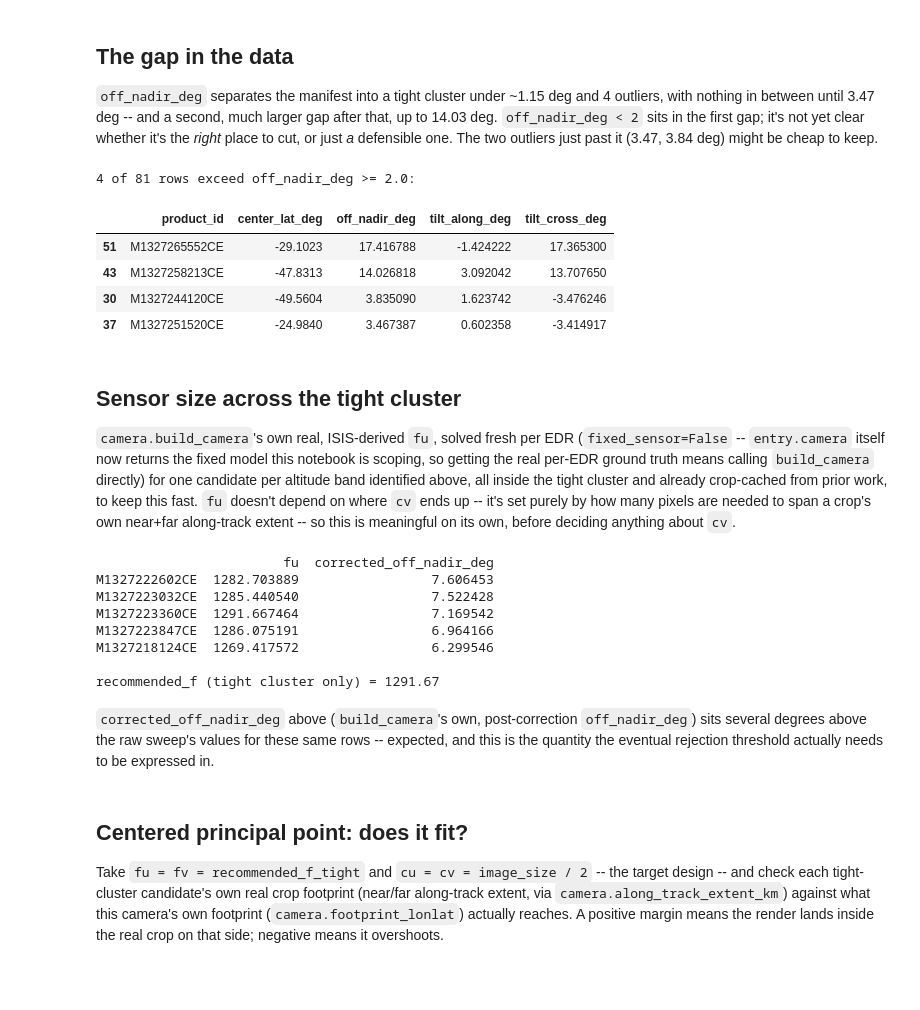
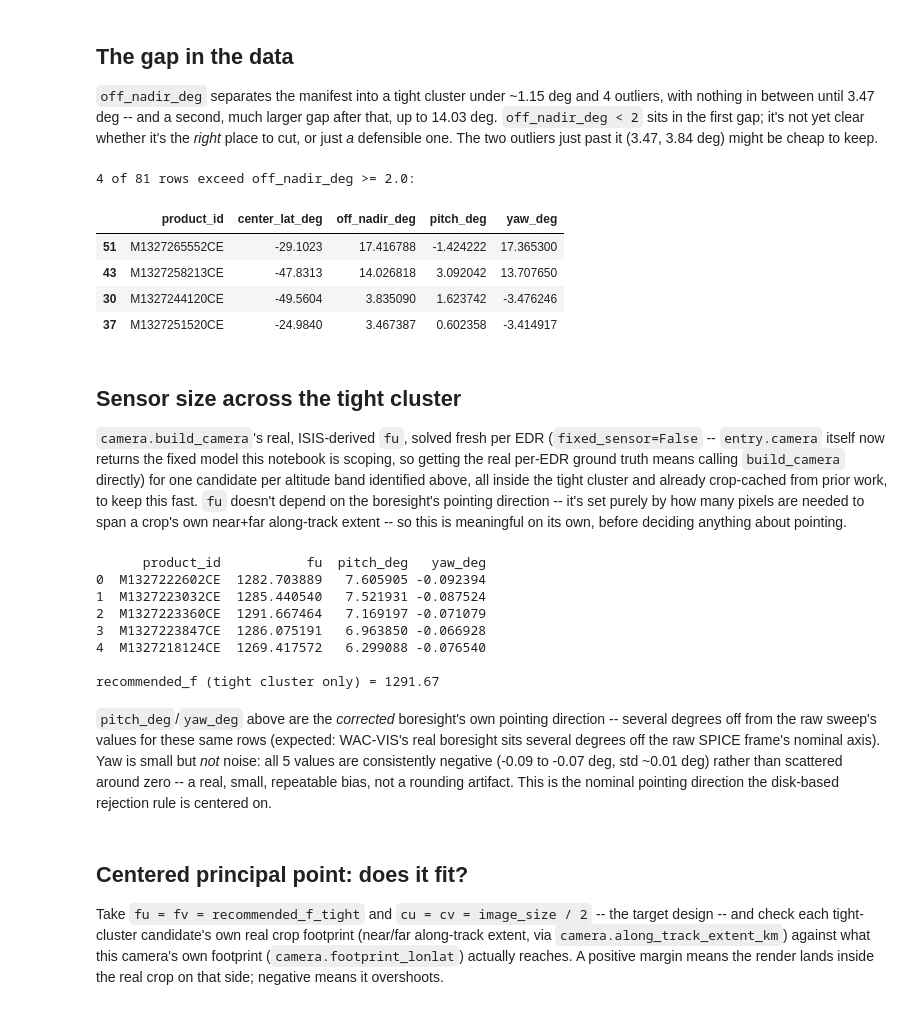
Before and after one commit to trey0/trntest, a Jupyter notebook: notebooks/sensor_calibration_scoping.ipynb, the cells around one changed output. Saved outputs shown, nothing was run; the diff lists cells and outputs as text; code cells hidden in the pictures; blank space fills up the shorter version.

```diff
--- a/notebooks/sensor_calibration_scoping.ipynb
+++ b/notebooks/sensor_calibration_scoping.ipynb
@@ -56,7 +59,8 @@ for entry in dataset:
     et = camera.frame_et(frame_timing, center_frame_index)
     c_m, r_cam_to_me, slant_range_km, off_nadir_deg = camera.camera_pose_moon_me(et)
     forward_step_km = camera.ground_track_step_km(frame_timing, center_frame_index)
-    tilt_along_deg, tilt_cross_deg = camera.off_nadir_tilt_components_deg(c_m / 1000.0, r_cam_to_me, forward_step_km)
+    boresight_raw = r_cam_to_me @ np.array([0.0, 0.0, 1.0])
+    pitch_deg, yaw_deg = camera.boresight_pitch_yaw_deg(c_m / 1000.0, boresight_raw, forward_step_km)
 
     rows.append(
         dict(
@@ -65,8 +69,8 @@ for entry in dataset:
             altitude_km=np.linalg.norm(c_m / 1000.0) - MOON_RADIUS_KM,
             slant_range_km=slant_range_km,
             off_nadir_deg=off_nadir_deg,
-            tilt_along_deg=tilt_along_deg,
-            tilt_cross_deg=tilt_cross_deg,
+            pitch_deg=pitch_deg,
+            yaw_deg=yaw_deg,
             n_frames_for_square_crop=row["n_frames_for_square_crop"],
         )
     )
@@ -130,10 +134,10 @@ or just *a* defensible one. The two outliers just past it (3.47, 3.84 deg) might
 # %%
 outliers = geometry_df[geometry_df["off_nadir_deg"] >= TIGHT_CLUSTER_DEG].sort_values("off_nadir_deg", ascending=False)
 print(f"{len(outliers)} of {len(geometry_df)} rows exceed off_nadir_deg >= {TIGHT_CLUSTER_DEG}:")
-outliers[["product_id", "center_lat_deg", "off_nadir_deg", "tilt_along_deg", "tilt_cross_deg"]]
+outliers[["product_id", "center_lat_deg", "off_nadir_deg", "pitch_deg", "yaw_deg"]]
 # %% [output]
 4 of 81 rows exceed off_nadir_deg >= 2.0:
-|  | product_id | center_lat_deg | off_nadir_deg | tilt_along_deg | tilt_cross_deg |
+|  | product_id | center_lat_deg | off_nadir_deg | pitch_deg | yaw_deg |
 | 51 | M1327265552CE | -29.1023 | 17.416788 | -1.424222 | 17.365300 |
 | 43 | M1327258213CE | -47.8313 | 14.026818 | 3.092042 | 13.707650 |
 | 30 | M1327244120CE | -49.5604 | 3.835090 | 1.623742 | -3.476246 |
@@ -141,13 +145,13 @@ outliers[["product_id", "center_lat_deg", "off_nadir_deg", "tilt_along_deg", "ti
 # %% [markdown]
 ## Sensor size across the tight cluster
 
-`camera.build_camera`'s own real, ISIS-derived `fu`, solved fresh per EDR (`fixed_sensor=False` --
+`camera.build_camera`'s real, ISIS-derived `fu`, solved fresh per EDR (`fixed_sensor=False` --
 `entry.camera` itself now returns the fixed model this notebook is scoping, so getting the real
 per-EDR ground truth means calling `build_camera` directly) for one candidate per altitude band
 identified above, all inside the tight cluster and already crop-cached from prior work, to keep this
-fast. `fu` doesn't depend on where `cv` ends up -- it's set purely by how many pixels are needed to
-span a crop's own near+far along-track extent -- so this is meaningful on its own, before deciding
-anything about `cv`.
+fast. `fu` doesn't depend on the boresight's pointing direction -- it's set purely by how many
+pixels are needed to span a crop's own near+far along-track extent -- so this is meaningful on its
+own, before deciding anything about pointing.
 # %%
 tight_sample_ids = [
     "M1327222602CE",  # ~-67 deg lat, low-altitude band
@@ -163,7 +167,7 @@ solved_cameras: dict[str, camera.Camera] = {}
 def solved_camera(product_id: str) -> camera.Camera:
     """This EDR's own real per-EDR sensor fit -- the ground truth this notebook measures the fixed
     model against, and the only way to examine an EDR outside its nominal envelope at all, since
-    `entry.camera` (`fixed_sensor=True`) asserts `off_nadir_deg` is within it."""
+    `entry.camera` (`fixed_sensor=True`) asserts it's within the nominal pointing disk."""
     if product_id not in solved_cameras:
         solved_cameras[product_id] = camera.build_camera(entries[product_id].per_image_config, fixed_sensor=False)
     return solved_cameras[product_id]
@@ -176,29 +180,43 @@ def crop_footprint(product_id: str) -> dict:
     )
 
 
+def corrected_pitch_yaw_deg(product_id: str) -> tuple[float, float]:
+    """The *corrected* (post-boresight-correction) boresight's own pitch/yaw -- what
+    `NOMINAL_BORESIGHT_PITCH_DEG`/`NOMINAL_BORESIGHT_YAW_DEG` are measured in."""
+    cam = solved_camera(product_id)
+    c_km = np.array(cam.camera_center_moon_me_m) / 1000.0
+    boresight_me = np.array(cam.r_cam_to_me)[:, 2]  # unaffected by the k-twist -- see camera.py's build_camera
+    frame_timing = entries[product_id].frame_timing
+    forward_step_km = camera.ground_track_step_km(frame_timing, cam.center_frame_index)
+    return camera.boresight_pitch_yaw_deg(c_km, boresight_me, forward_step_km)
+
+
 tight_summary = pd.DataFrame(
-    {
-        "fu": {pid: solved_camera(pid).focal_length_u_px for pid in tight_sample_ids},
-        "corrected_off_nadir_deg": {pid: solved_camera(pid).off_nadir_deg for pid in tight_sample_ids},
-    }
+    [
+        dict(product_id=pid, fu=solved_camera(pid).focal_length_u_px, pitch_deg=p, yaw_deg=y)
+        for pid, (p, y) in ((pid, corrected_pitch_yaw_deg(pid)) for pid in tight_sample_ids)
+    ]
 )
 print(tight_summary)
-tight_fu = tight_summary["fu"]
+tight_fu = tight_summary.set_index("product_id")["fu"]
 recommended_f_tight = tight_fu.max()
 print(f"\nrecommended_f (tight cluster only) = {recommended_f_tight:.2f}")
 # %% [output]
-                        fu  corrected_off_nadir_deg
-M1327222602CE  1282.703889                 7.606453
-M1327223032CE  1285.440540                 7.522428
-M1327223360CE  1291.667464                 7.169542
-M1327223847CE  1286.075191                 6.964166
-M1327218124CE  1269.417572                 6.299546
+      product_id           fu  pitch_deg   yaw_deg
+0  M1327222602CE  1282.703889   7.605905 -0.092394
+1  M1327223032CE  1285.440540   7.521931 -0.087524
+2  M1327223360CE  1291.667464   7.169197 -0.071079
+3  M1327223847CE  1286.075191   6.963850 -0.066928
+4  M1327218124CE  1269.417572   6.299088 -0.076540
 
 recommended_f (tight cluster only) = 1291.67
-# %% [markdown]
-`corrected_off_nadir_deg` above (`build_camera`'s own, post-correction `off_nadir_deg`) sits several
-degrees above the raw sweep's values for these same rows -- expected, and this is the quantity the
-eventual rejection threshold actually needs to be expressed in.
+# %% [markdown]
+`pitch_deg`/`yaw_deg` above are the *corrected* boresight's own pointing direction -- several
+degrees off from the raw sweep's values for these same rows (expected: WAC-VIS's real boresight
+sits several degrees off the raw SPICE frame's nominal axis). Yaw is small but *not* noise: all 5
+values are consistently negative (-0.09 to -0.07 deg, std ~0.01 deg) rather than scattered around
+zero -- a real, small, repeatable bias, not a rounding artifact. This is the nominal pointing
+direction the disk-based rejection rule is centered on.
 # %% [markdown]
 ## Centered principal point: does it fit?
 
```
Also changed, not shown: parts of 19 cells of this notebook, 5 other files.
